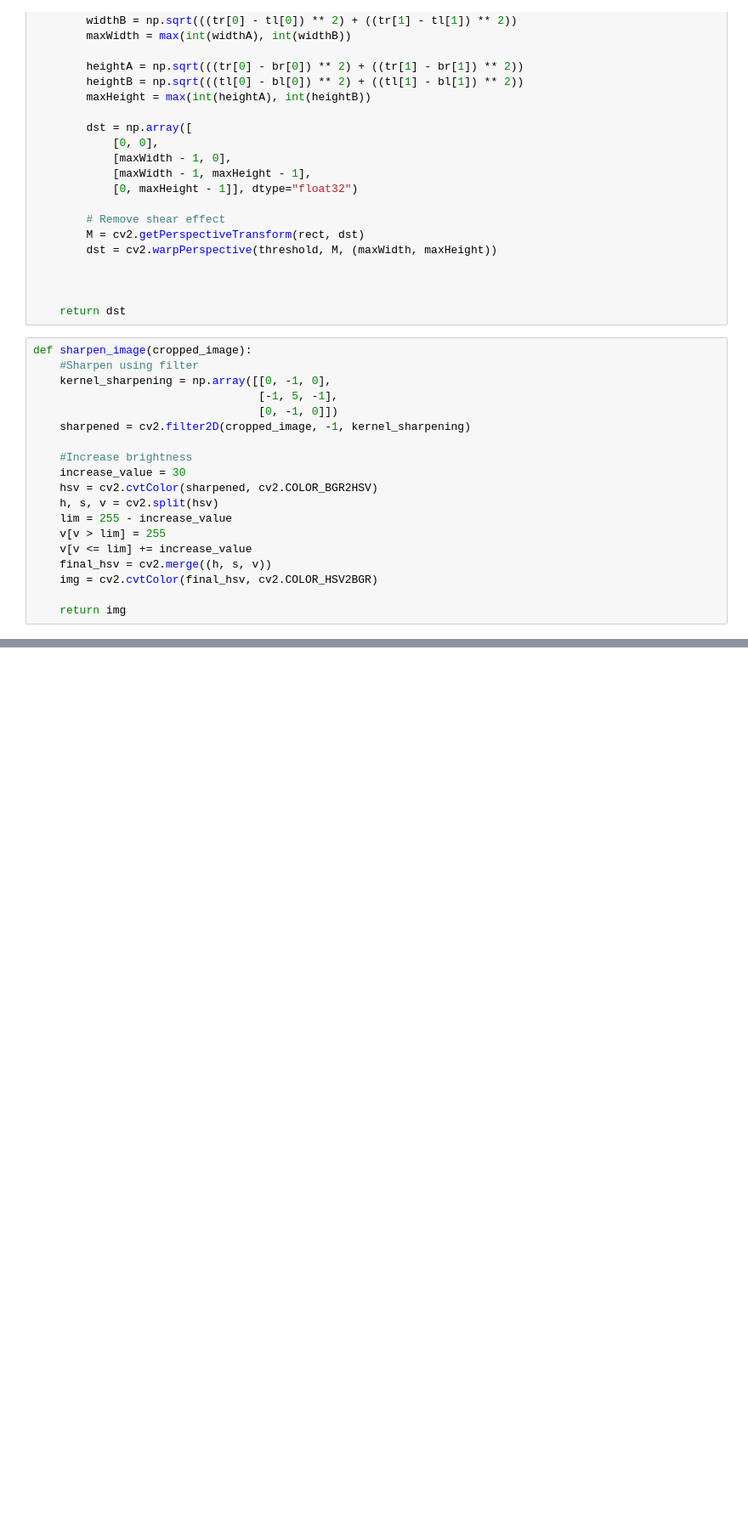
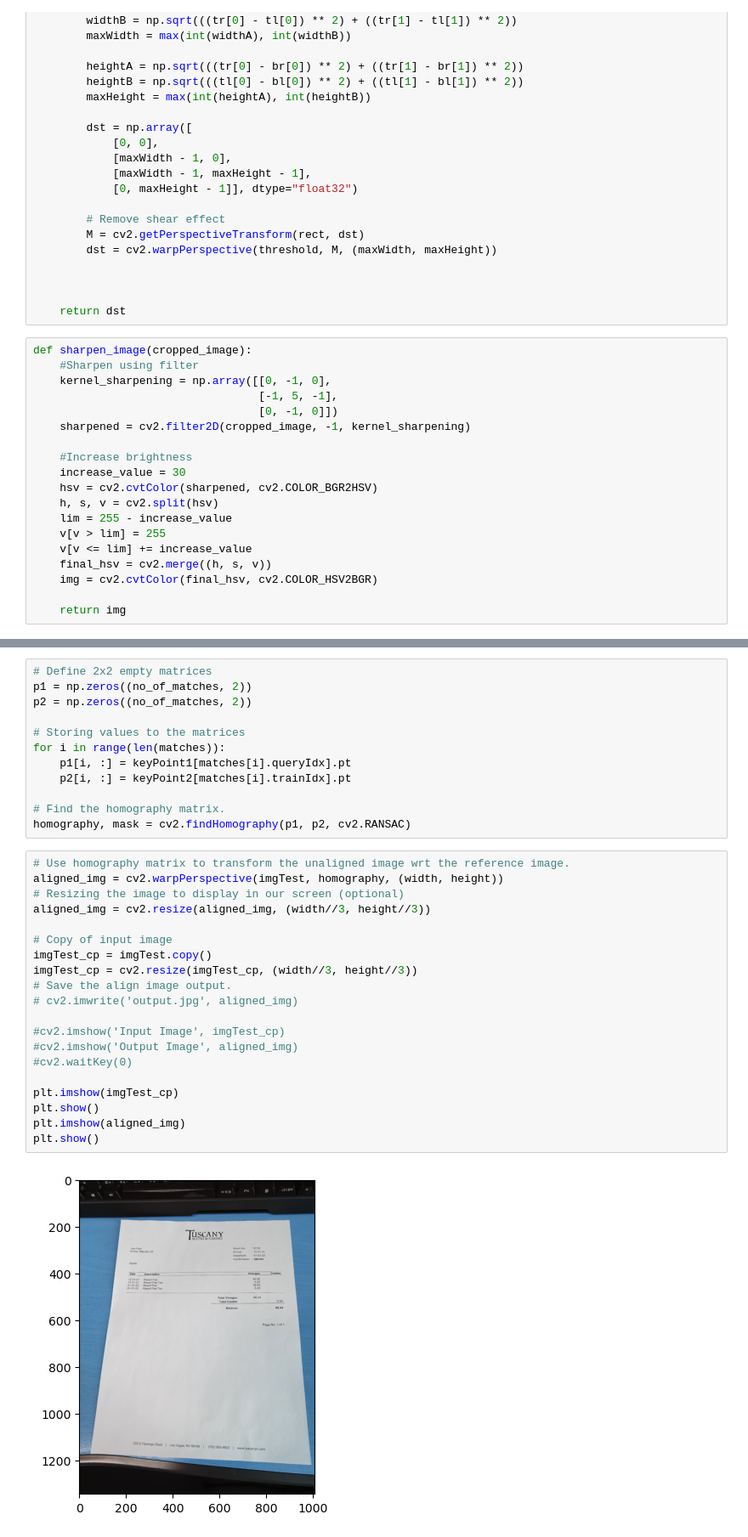
Before and after one commit to healthport-Inc/image-processing, a Jupyter notebook: Align Docs.ipynb, the cells around one changed output, grey strips where cells are left out. Shown: that part at 85% size. Saved outputs shown, nothing was run; the diff lists cells and outputs as text; blank space fills up the shorter version.

Commit message:
add alignmnet

```diff
--- a/Align Docs.ipynb
+++ b/Align Docs.ipynb
@@ -137,0 +204,34 @@ axarr[1].title.set_text('Aligned')
+# %%
+# Define 2x2 empty matrices
+p1 = np.zeros((no_of_matches, 2))
+p2 = np.zeros((no_of_matches, 2))
+
+# Storing values to the matrices
+for i in range(len(matches)):
+    p1[i, :] = keyPoint1[matches[i].queryIdx].pt
+    p2[i, :] = keyPoint2[matches[i].trainIdx].pt
+
+# Find the homography matrix.
+homography, mask = cv2.findHomography(p1, p2, cv2.RANSAC)
+# %%
+# Use homography matrix to transform the unaligned image wrt the reference image.
+aligned_img = cv2.warpPerspective(imgTest, homography, (width, height))
+# Resizing the image to display in our screen (optional)
+aligned_img = cv2.resize(aligned_img, (width//3, height//3))
+
+# Copy of input image
+imgTest_cp = imgTest.copy()
+imgTest_cp = cv2.resize(imgTest_cp, (width//3, height//3))
+# Save the align image output.
+# cv2.imwrite('output.jpg', aligned_img)
+
+#cv2.imshow('Input Image', imgTest_cp)
+#cv2.imshow('Output Image', aligned_img)
+#cv2.waitKey(0)
+
+plt.imshow(imgTest_cp)
+plt.show()
+plt.imshow(aligned_img)
+plt.show()
+# %% [output]
+[figure, added]
```
Also changed, not shown: parts of 7 cells of this notebook, 4 other files.
